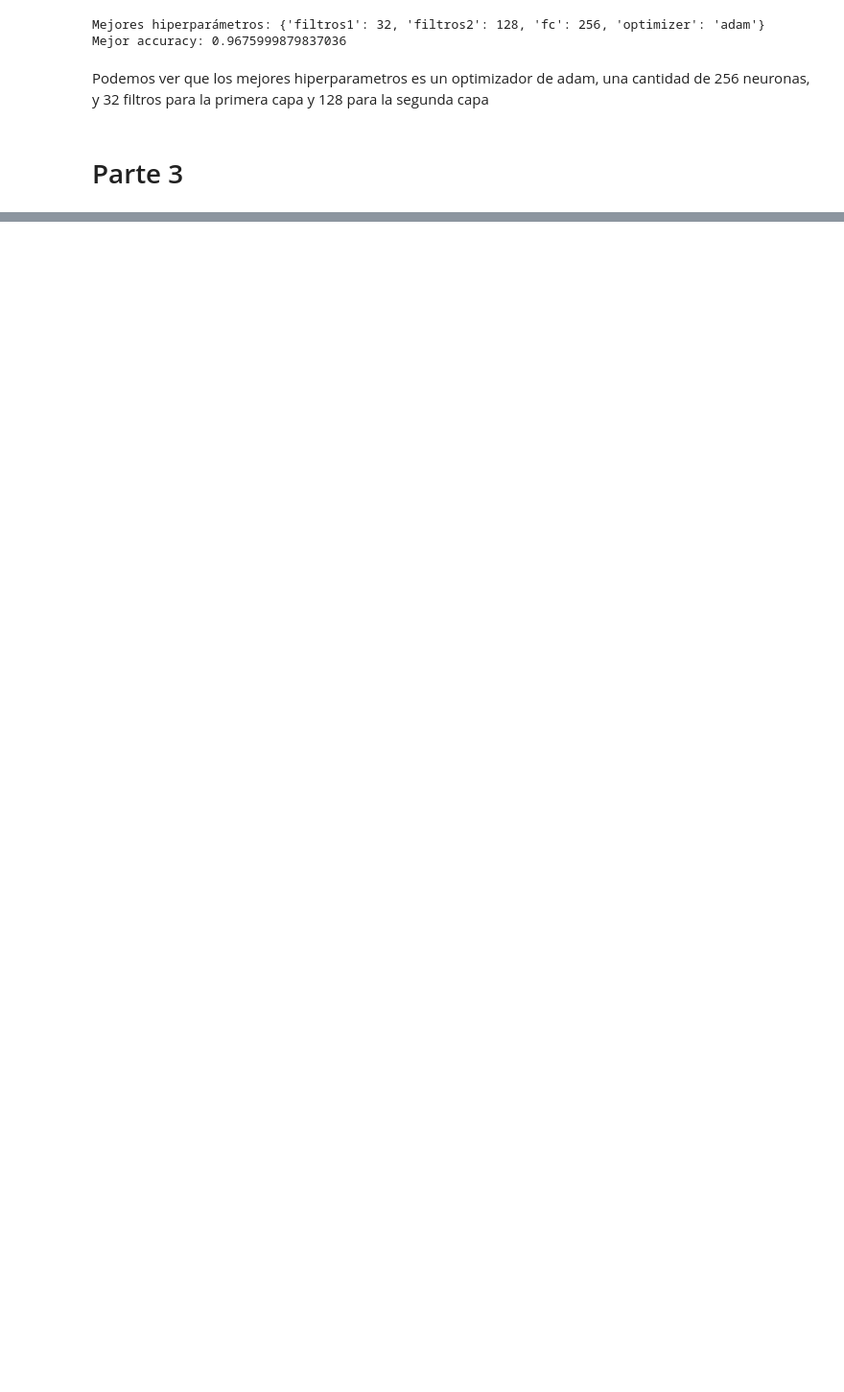
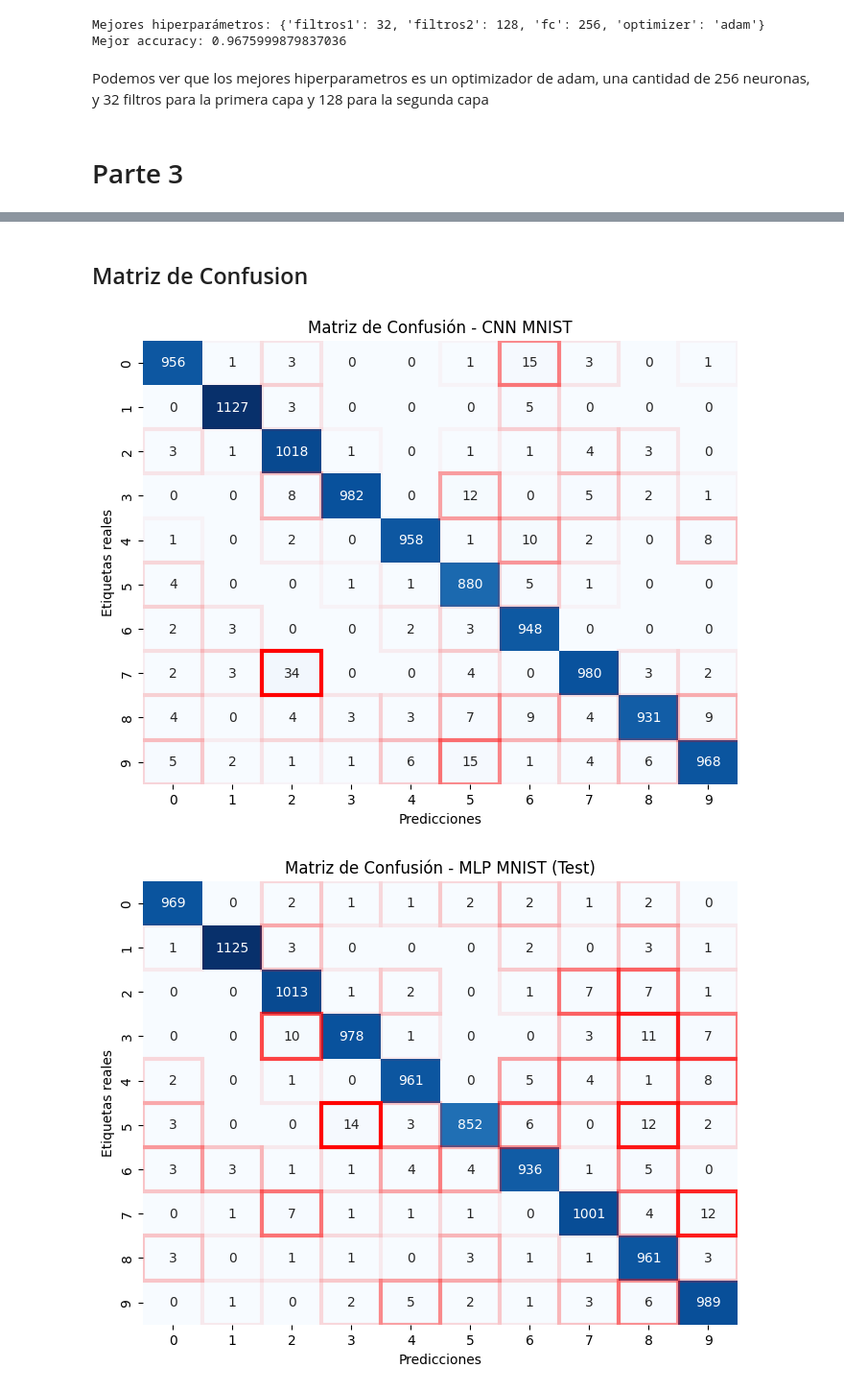
Before and after one commit to donmatthiuz/DeepLearning, a Jupyter notebook: Lab4.ipynb, the cells around one changed output, grey strips where cells are left out. Shown at 96% size. Cells and saved outputs as stored; diff of their text form; code cells hidden in the pictures; blank space fills up the shorter version.

```diff
--- a/Lab4.ipynb
+++ b/Lab4.ipynb
@@ -834,0 +740,47 @@ Al utilizar bayesian optimization, se puede observar de que se mejoro mucho el d
+# %% [markdown]
+## Matriz de Confusion
+# %%
+import matplotlib.pyplot as plt
+import seaborn as sns
+import numpy as np
+
+def plot_confusion_matrix(cm, title):
+    cm_np = cm.cpu().numpy() if hasattr(cm, "cpu") else np.array(cm)
+
+    # Normalizamos la matriz para colorear más los errores
+    cm_errors = cm_np.copy()
+    np.fill_diagonal(cm_errors, 0)  # quitamos la diagonal para ver solo errores
+    max_error = cm_errors.max()
+
+    plt.figure(figsize=(8,6))
+    ax = sns.heatmap(
+        cm_np,
+        annot=True,
+        fmt="d",
+        cmap="Blues",
+        cbar=False,
+        xticklabels=np.arange(10),
+        yticklabels=np.arange(10)
+    )
+
+    # Colorear en rojo los errores más grandes
+    for i in range(cm_np.shape[0]):
+        for j in range(cm_np.shape[1]):
+            if i != j and cm_np[i, j] > 0:
+                intensidad = cm_np[i, j] / max_error
+                ax.add_patch(plt.Rectangle((j, i), 1, 1, fill=False, edgecolor=(1,0,0,intensidad), lw=3))
+
+    plt.xlabel("Predicciones")
+    plt.ylabel("Etiquetas reales")
+    plt.title(title)
+    plt.show()
+
+
+# CNN
+plot_confusion_matrix(cm, "Matriz de Confusión - CNN MNIST")
+
+# MLP
+plot_confusion_matrix(cm_mlp_test, "Matriz de Confusión - MLP MNIST (Test)")
+# %% [output]
+[figure, added]
+[figure, added]
```
Also changed, not shown: parts of 47 cells of this notebook.
